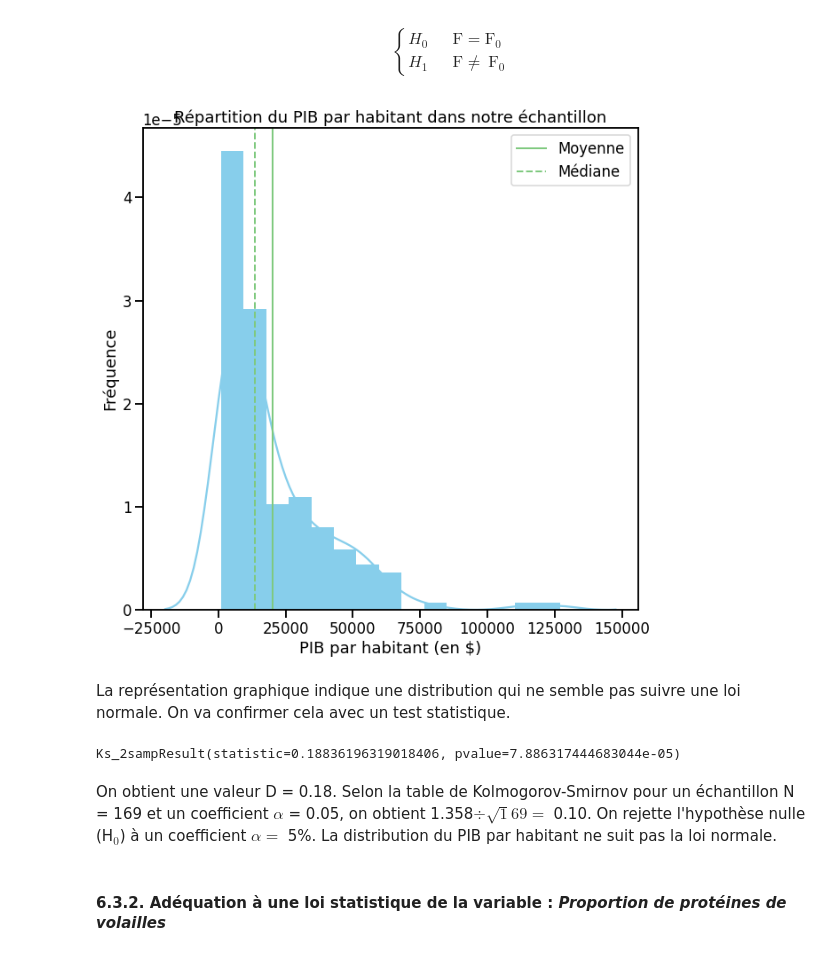
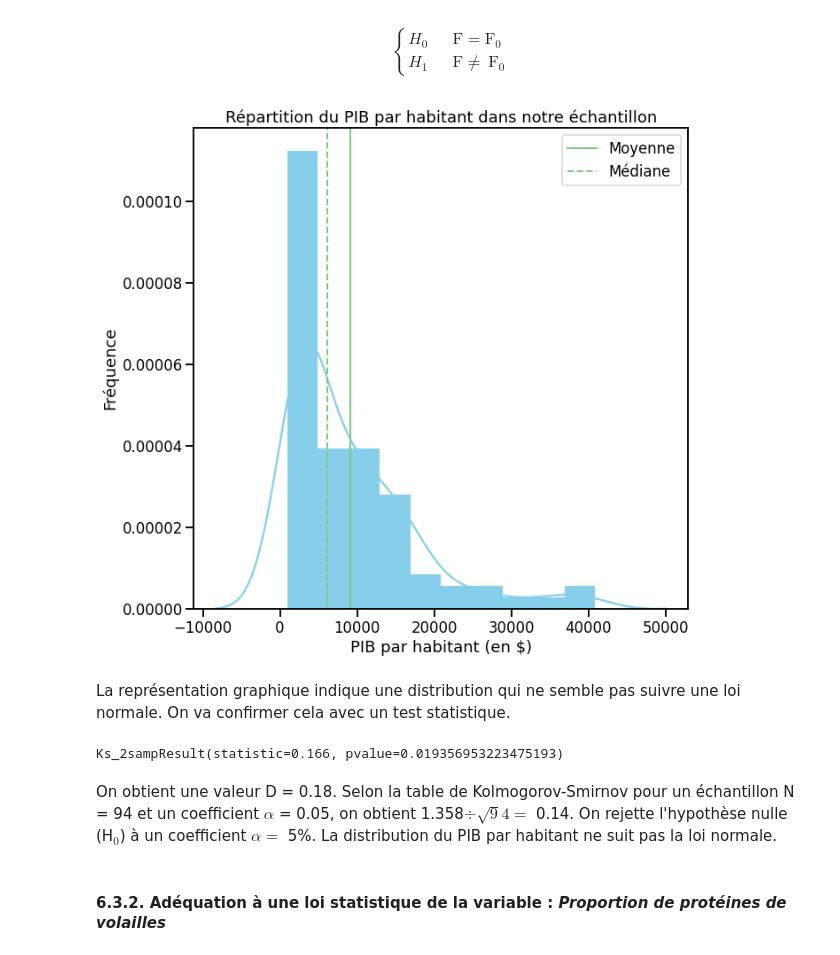
Before and after one commit to Sylvariane/etude_marche, a Jupyter notebook: P5_02_code.ipynb, the cells around one changed output. Drawn from its saved outputs; the diff is of its cells as text; code cells hidden in the pictures.

```diff
--- a/P5_02_code.ipynb
+++ b/P5_02_code.ipynb
@@ -500,9 +505,10 @@ pca.fit(X_scaled)
 PCA(copy=True, iterated_power='auto', n_components=4, random_state=None,
     svd_solver='auto', tol=0.0, whiten=False)
 # %%
+# On affiche l'éboulis des valeurs propres
+# On pourra voir le pourcentage d'inertie pour chaque composante
+
 fig, ax = plt.subplots(figsize=(10,10))
-sns.set_context('talk')
-
 scree = pca.explained_variance_ratio_*100
 plt.bar(np.arange(len(scree))+1, scree, color='gray')
 plt.plot(np.arange(len(scree))+1, scree.cumsum(),marker='o', color='r')
@@ -821,0 +787,3 @@ Il peut être intéressé d'ajouter deux autres types de variables à notre étu
+# %%
+data = df.loc[(df['ddg_cluster']==1) | (df['ddg_cluster']==2) | (df['ddg_cluster']==4)]
+data.head()
@@ -838,7 +818,7 @@ eco.head()
 | 3 | Algérie | 11550.5 |
 | 4 | Allemagne | 53011.8 |
 # %%
-df = pd.merge(df, eco, on = 'pays')
-df = df.drop(columns='ddg_cluster')
-df.head()
+data = pd.merge(data, eco, on = 'pays')
+data = data.drop(columns='ddg_cluster')
+data.head()
 # %% [output]
@@ -867,12 +847,12 @@ animaux.head()
 | 4 | 7 | Angola | 35.0 | 10.56 | 2.22 | ... |
 # %%
 animaux = animaux.rename(columns = {'Zone' : 'pays'})
-df = pd.merge(df, animaux, on = 'pays')
-df['prot_volaille'] = round((df['Disponibilité de protéines en quantité (g/personne/jour)'] * 365) / df['dispo_prot_hab']*100,2)
-df = df[['pays','croissance_pop', 'PIB_hab', 'prot_anim_prot_tot', 'dispo_prot_hab', 'prot_volaille', 'dispo_kcal_hab']]
-df = df.set_index('pays')
-df = df.fillna(0)
-df.head()
+data = pd.merge(data, animaux, on = 'pays')
+data['prot_volaille'] = round((data['Disponibilité de protéines en quantité (g/personne/jour)'] * 365) / data['dispo_prot_hab']*100,2)
+data = data[['pays','croissance_pop', 'PIB_hab', 'prot_anim_prot_tot', 'dispo_prot_hab', 'prot_volaille', 'dispo_kcal_hab']]
+data = data.set_index('pays')
+data = data.fillna(0)
+data.head()
 # %% [output]
 |  | croissance_pop | PIB_hab | prot_anim_prot_tot | dispo_prot_hab | prot_volaille | dispo_kcal_hab |
 | pays |  |  |  |  |  |  |
@@ -903,30 +883,30 @@ Ensuite, on teste si nos deux variables suivent la loi normale pour pouvoir les
 # %%
 _ = plt.figure(figsize = (10,10))
 
-_ = sns.distplot(df["PIB_hab"],
+_ = sns.distplot(data["PIB_hab"],
                   kde=True,
                   color='skyblue',
                   hist_kws={"linewidth": 15,'alpha':1})
-_ = plt.axvline(x=df["PIB_hab"].mean(), label='Moyenne', linestyle='-', linewidth=2)
-_ = plt.axvline(x=df["PIB_hab"].median(), label='Médiane', linestyle='--', linewidth=2)
+_ = plt.axvline(x=data["PIB_hab"].mean(), label='Moyenne', linestyle='-', linewidth=2)
+_ = plt.axvline(x=data["PIB_hab"].median(), label='Médiane', linestyle='--', linewidth=2)
 _ = plt.xlabel('PIB par habitant (en $)')
 _ = plt.ylabel('Fréquence')
 _ = plt.title('Répartition du PIB par habitant dans notre échantillon')
 _ = plt.legend()
 
 _ = plt.savefig(f'{dir}Distribution_PIB.jpg')
 
 _ = plt.show()
 # %% [output]
-[figure, old version]
+[figure, new version]
 # %% [markdown]
 La représentation graphique indique une distribution qui ne semble pas suivre une loi normale. On va confirmer cela avec un test statistique.
 # %%
-ks_2samp(df["PIB_hab"],list(np.random.normal(np.mean(df["PIB_hab"]), np.std(df["PIB_hab"]), 1000)))
+ks_2samp(data["PIB_hab"],list(np.random.normal(np.mean(data["PIB_hab"]), np.std(data["PIB_hab"]), 1000)))
 # %% [output]
-Ks_2sampResult(statistic=0.18836196319018406, pvalue=7.886317444683044e-05)
+Ks_2sampResult(statistic=0.166, pvalue=0.019356953223475193)
 # %% [markdown]
-On obtient une valeur D = 0.18. Selon la table de Kolmogorov-Smirnov pour un échantillon N = 169 et un coefficient $\alpha$ = 0.05, on obtient 1.358$\div\sqrt169 =$ 0.10. On rejette l'hypothèse nulle (H$_0$) à un coefficient $\alpha = $ 5%. La distribution du PIB par habitant ne suit pas la loi normale.
+On obtient une valeur D = 0.18. Selon la table de Kolmogorov-Smirnov pour un échantillon N = 94 et un coefficient $\alpha$ = 0.05, on obtient 1.358$\div\sqrt94 =$ 0.14. On rejette l'hypothèse nulle (H$_0$) à un coefficient $\alpha = $ 5%. La distribution du PIB par habitant ne suit pas la loi normale.
 # %% [markdown]
 #### 6.3.2. Adéquation à une loi statistique de la variable : *Proportion de protéines de volailles*
 # %% [markdown]
```
Also changed, not shown: parts of 95 cells of this notebook.
